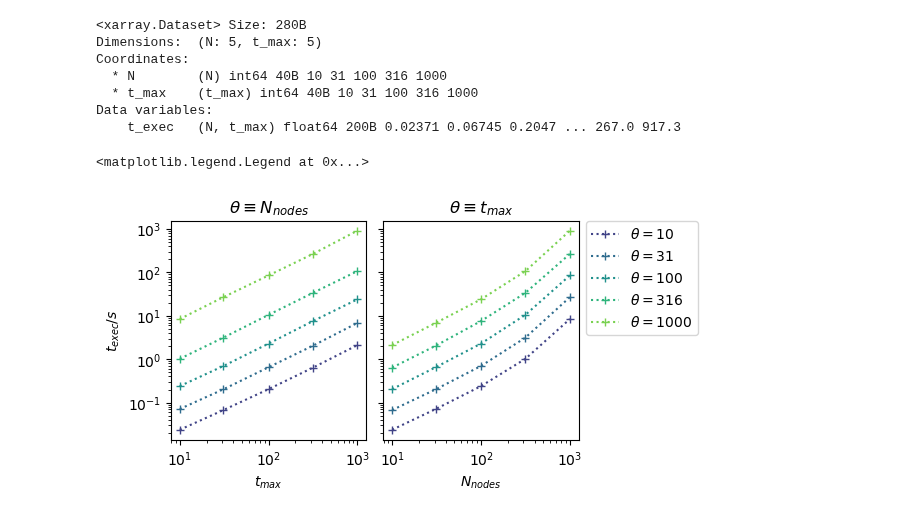
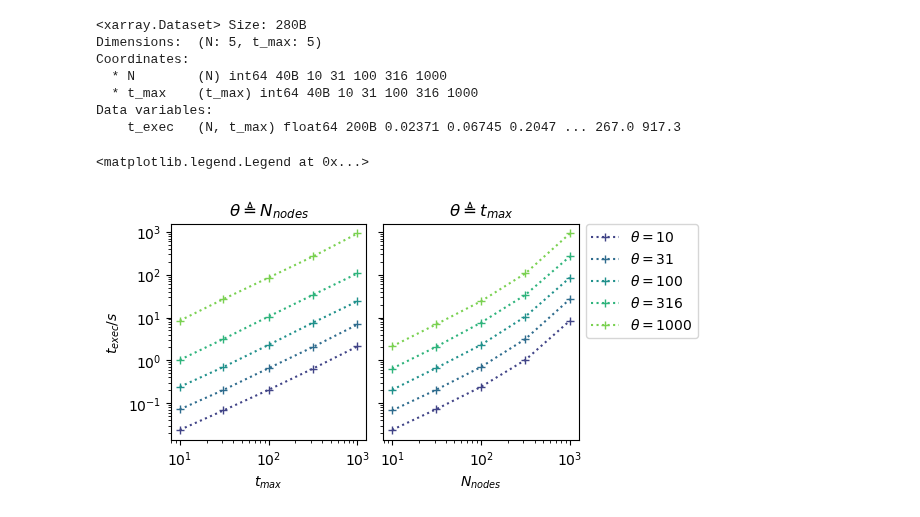
Before and after one commit to Priesemann-Group/neuro_op, a Jupyter notebook: notebooks/@MA-t_exec.ipynb, the cells around one changed output. Cells and saved outputs as stored; diff of their text form; code cells hidden in the pictures.

```diff
--- a/notebooks/@MA-t_exec.ipynb
+++ b/notebooks/@MA-t_exec.ipynb
@@ -71,36 +71,36 @@ Data variables:
 # %%
 # Having imported the data, we can now plot the execution time as a function of the number of nodes and the maximum time
 x = 2
 y = 1
 c = 3
-fig, ax = plt.subplots(y, x, figsize=(x*c,y*c), sharey=True)
+fig, ax = plt.subplots(y, x, figsize=(x * c, y * c), sharey=True)
 ax[0].set_prop_cycle(color=nop.get_colorcycle(len(N_arr)))
 ax[1].set_prop_cycle(color=nop.get_colorcycle(len(t_arr)))
 for i, N in enumerate(N_arr):
     ax[0].plot(
         t_arr,
         ds["t_exec"].loc[{"N": N}],
         ls=":",
         marker="+",
     )
 for i, t in enumerate(t_arr):
     ax[1].plot(
         N_arr,
         ds["t_exec"].loc[{"t_max": t}],
         ls=":",
         marker="+",
-        label="$\\theta=$" + str(t)
+        label="$\\theta=$" + str(t),
     )
 for i in range(2):
     ax[i].set_xscale("log")
     ax[i].set_yscale("log")
 ax[0].set_ylabel("$t_{exec} / s$")
 ax[0].set_xlabel("$t_{max}$")
 ax[1].set_xlabel("$N_{nodes}$")
-ax[0].set_title("$\\theta\equiv N_{nodes}$")
-ax[1].set_title("$\\theta\equiv t_{max}$")
-ax[1].legend(bbox_to_anchor=(1.0,1.03), loc="upper left")
+ax[0].set_title("$\\theta\\triangleq N_{nodes}$")
+ax[1].set_title("$\\theta\\triangleq t_{max}$")
+ax[1].legend(bbox_to_anchor=(1.0, 1.03), loc="upper left")
 # %% [output]
 <matplotlib.legend.Legend at 0x...>
-[figure, old version]
+[figure, new version]
 # %%
```
Also changed, not shown: parts of 1 cell of this notebook, 5 other files.
